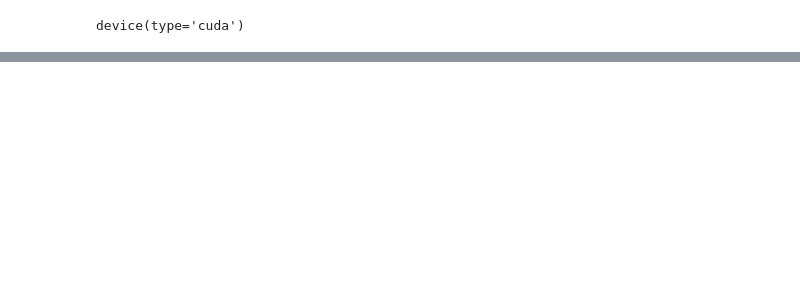
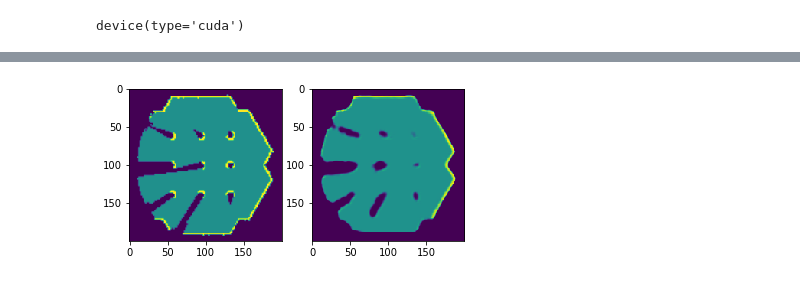
Before and after one commit to abolfazlasad/turtlebot3_activeSLAM, a Jupyter notebook: dqn_controller/notebooks/mapAutoEncoder.ipynb, the cells around one changed output, grey strips where cells are left out. Drawn from its saved outputs; the diff is of its cells as text; code cells hidden in the pictures; blank space fills up the shorter version.

```diff
--- a/dqn_controller/notebooks/mapAutoEncoder.ipynb
+++ b/dqn_controller/notebooks/mapAutoEncoder.ipynb
@@ -234,0 +430,24 @@ plt.show()
+# %%
+# TODO move const
+weight_dir = "/home/asad/catkin_ws2/src/turtlebot3_activeSLAM/dqn_controller/weights/"
+
+torch.save(autoencoder.state_dict(), weight_dir + "map_autoencoder_weight " + str(datetime.datetime.now())[:19])
+# %%
+weight_path = weight_dir + sorted([w for w in os.listdir(weight_dir) if "map_autoencoder" in w])[-1]
+# %%
+model = Autoencoder200()
+model.load_state_dict(torch.load(weight_path))
+model = model.to(device)
+# %%
+index = np.random.randint(len(test_data))
+
+plt.subplot(1, 2, 1)
+plt.imshow(test_data[index].cpu().squeeze())
+
+with torch.no_grad():
+    result = model(test_data[index])
+plt.subplot(1, 2, 2)
+plt.imshow(result[0].cpu().squeeze())
+plt.show()
+# %% [output]
+[figure, added]
```
Also changed, not shown: parts of 36 cells of this notebook, 1 other file.
